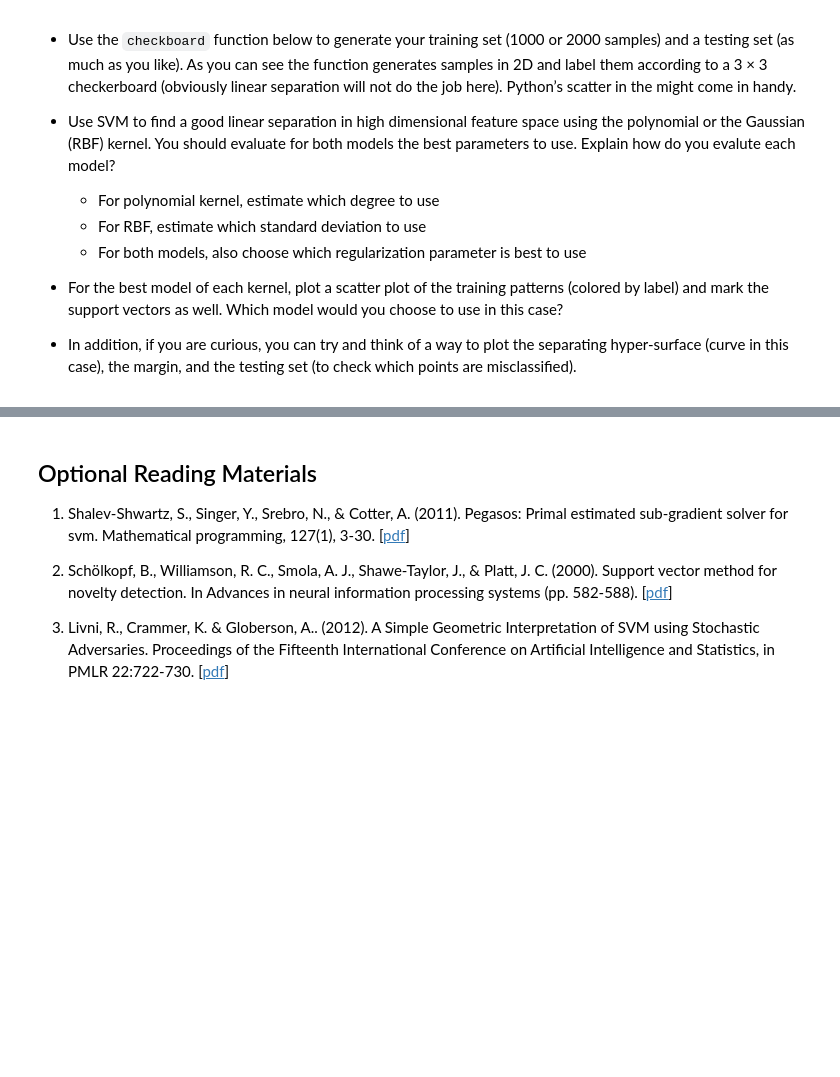
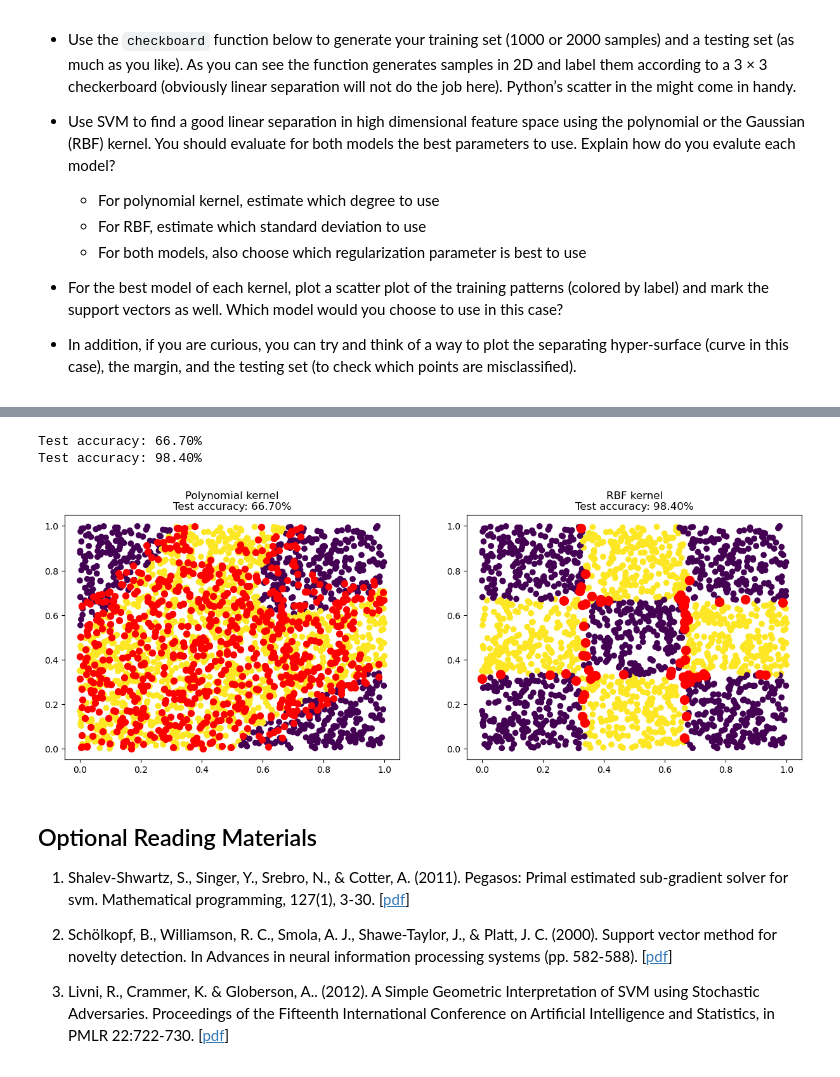
Before and after one commit to tryko/y_data_Itay_asaf_, a Jupyter notebook: Supervised_Learning/week_3/svm_exercise_2022_23 ASAF.ipynb, the cells around one changed output, grey strips where cells are left out. Saved outputs shown, nothing was run; the diff lists cells and outputs as text; code cells hidden in the pictures; blank space fills up the shorter version.

```diff
--- a/Supervised_Learning/week_3/svm_exercise_2022_23 ASAF.ipynb
+++ b/Supervised_Learning/week_3/svm_exercise_2022_23 ASAF.ipynb
@@ -345,3 +359,72 @@ plt.ylim([0,1]);
+# %%
+# Load data
+X_train, y_train = checkerboard(1000)
+X_test, y_test = checkerboard(2000)
+
+
+plt.figure(figsize=(15,5))
+#### Polynomial kernel ####
+plt.subplot(1,2,1)
+# Set variables
+svm = SVC(kernel='poly',gamma='auto')
+param_grid = {'degree': [2, 3, 4, 5],
+              'C': [0.1, 10, 1000]
+             }
+grid_search = GridSearchCV(svm, param_grid, cv=5)
+grid_search.fit(X_train,y_train)
+best_svm = grid_search.best_estimator_
+best_svm.fit(X_train, y_train)
+
+
+# Test final model
+y_pred = best_svm.predict(X_test)
+accuracy = accuracy_score(y_test, y_pred)
+plt.scatter(X_test[:,0], X_test[:,1], c=y_pred)
+
+support_vectors_idx = best_svm.support_
+
+# Get the support vectors from the training data
+X_support_vectors = X_train[support_vectors_idx]
+
+# Get the labels of the support vectors
+y_support_vectors = y_train[support_vectors_idx]
+
+# Plot the support vectors
+plt.scatter(X_support_vectors[:, 0], X_support_vectors[:, 1], c='r',s=50);
+
+plt.title("Polynomial kernel" + '\n' + 'Test accuracy: {:.2f}%'.format(accuracy * 100))
+
+#### RBF kernel ####
+plt.subplot(1,2,2)
+# Set variables
+svm = SVC(kernel='rbf', gamma='auto')
+param_grid = {'gamma': [0.1, 1, 10, 100, 1000],
+              'C': [0.1, 10,  1000]
+             }
+grid_search = GridSearchCV(svm, param_grid, cv=5)
+grid_search.fit(X_train, y_train)
+best_svm = grid_search.best_estimator_
+best_svm.fit(X_train, y_train)
+
+# Test final model
+y_pred = best_svm.predict(X_test)
+accuracy = accuracy_score(y_test, y_pred)
+plt.scatter(X_test[:,0], X_test[:,1], c=y_pred)
+support_vectors_idx = best_svm.support_
+
+# Get the support vectors from the training data
+X_support_vectors = X_train[support_vectors_idx]
+
+# Get the labels of the support vectors
+y_support_vectors = y_train[support_vectors_idx]
+
+# Plot the support vectors
+plt.scatter(X_support_vectors[:, 0], X_support_vectors[:, 1], c='r',s=100);
+plt.title("RBF kernel" + '\n' + 'Test accuracy: {:.2f}%'.format(accuracy * 100));
+# %% [output]
+Test accuracy: 66.70%
+Test accuracy: 98.40%
+[figure, added]
 # %% [markdown]
 ## Optional Reading Materials
 1. Shalev-Shwartz, S., Singer, Y., Srebro, N., & Cotter, A. (2011). Pegasos: Primal estimated sub-gradient solver for svm. Mathematical programming, 127(1), 3-30. [[pdf](http://www.ee.oulu.fi/research/imag/courses/Vedaldi/ShalevSiSr07.pdf)]
```
Also changed, not shown: parts of 6 cells of this notebook.
